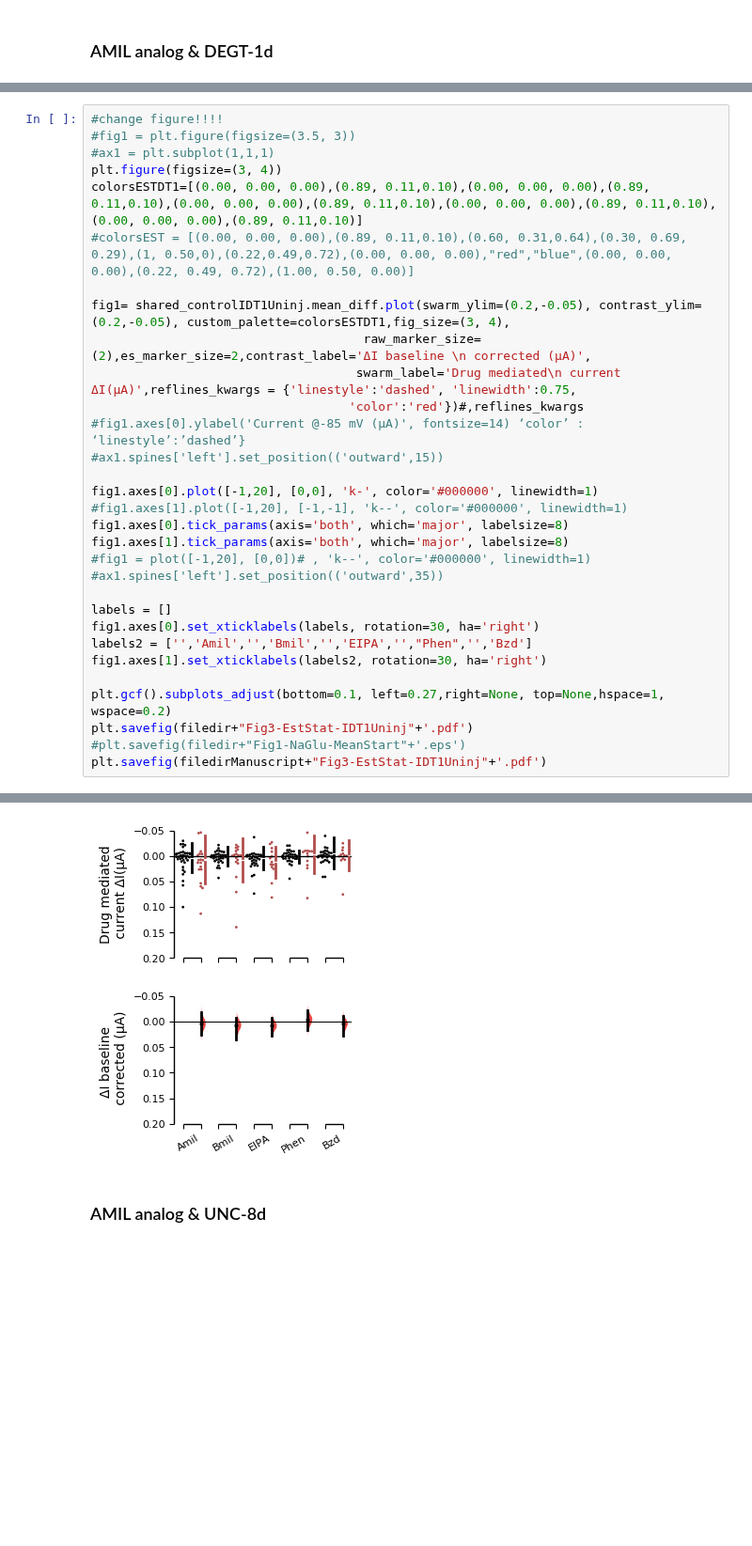
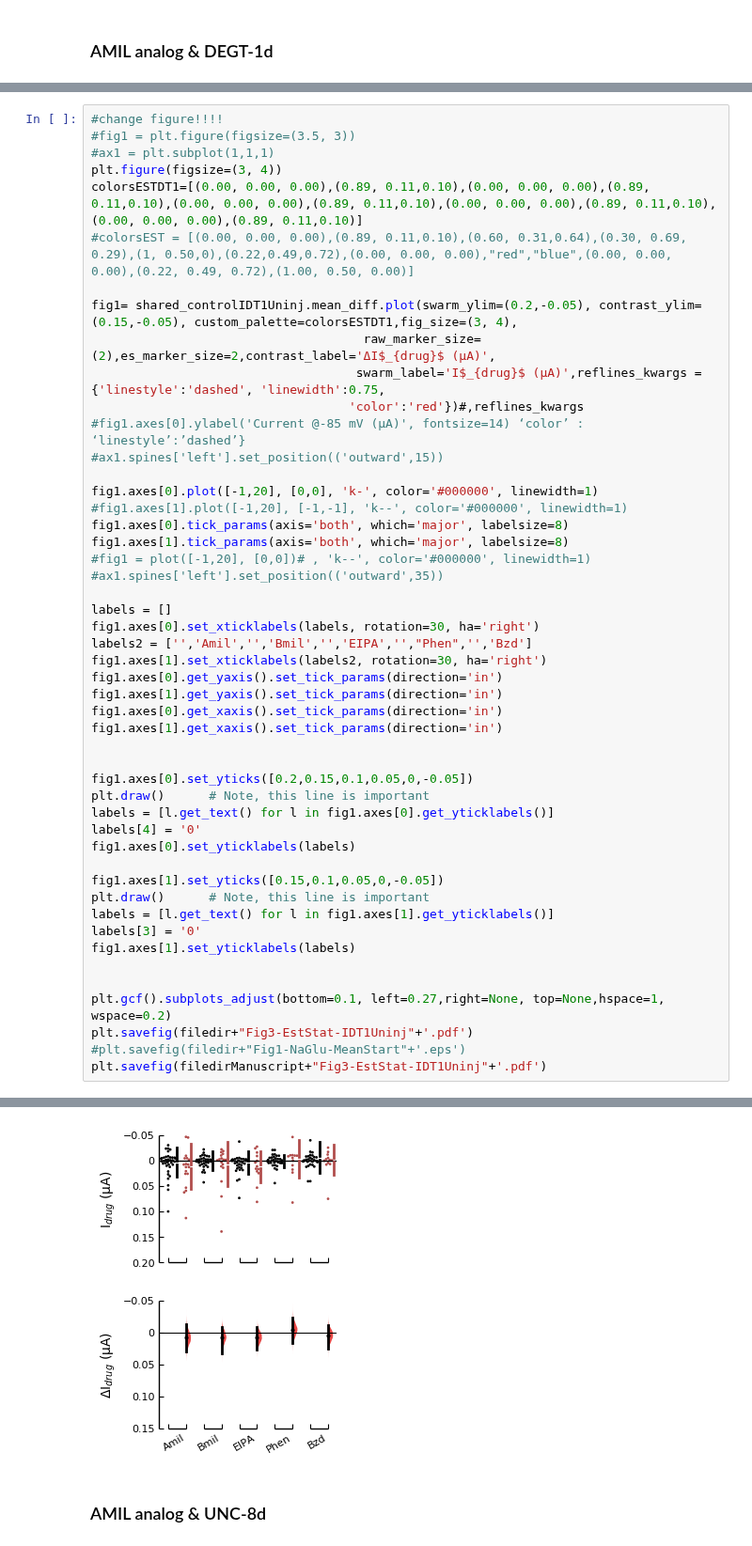
Before and after one commit to sfechner/JupyterNotebooksDEGENaCPharm, a Jupyter notebook: PlottingAllRatioDeltaValues.ipynb, the cells around one changed output, grey strips where cells are left out. Shown at 94% size. Cells and saved outputs as stored; diff of their text form; blank space fills up the shorter version.

```diff
--- a/PlottingAllRatioDeltaValues.ipynb
+++ b/PlottingAllRatioDeltaValues.ipynb
@@ -661,37 +669,55 @@ To get the results of all valid statistical tests, use `.mean_diff.statistical_t
 # %%
 #change figure!!!!
 #fig1 = plt.figure(figsize=(3.5, 3))
 #ax1 = plt.subplot(1,1,1)
 plt.figure(figsize=(3, 4))
 colorsESTDT1=[(0.00, 0.00, 0.00),(0.89, 0.11,0.10),(0.00, 0.00, 0.00),(0.89, 0.11,0.10),(0.00, 0.00, 0.00),(0.89, 0.11,0.10),(0.00, 0.00, 0.00),(0.89, 0.11,0.10),(0.00, 0.00, 0.00),(0.89, 0.11,0.10)]
 #colorsEST = [(0.00, 0.00, 0.00),(0.89, 0.11,0.10),(0.60, 0.31,0.64),(0.30, 0.69, 0.29),(1, 0.50,0),(0.22,0.49,0.72),(0.00, 0.00, 0.00),"red","blue",(0.00, 0.00, 0.00),(0.22, 0.49, 0.72),(1.00, 0.50, 0.00)]
 
-fig1= shared_controlIDT1Uninj.mean_diff.plot(swarm_ylim=(0.2,-0.05), contrast_ylim=(0.2,-0.05), custom_palette=colorsESTDT1,fig_size=(3, 4),
-                                     raw_marker_size=(2),es_marker_size=2,contrast_label='ΔI baseline \n corrected (µA)',
-                                    swarm_label='Drug mediated\n current ΔI(µA)',reflines_kwargs = {'linestyle':'dashed', 'linewidth':0.75,
+fig1= shared_controlIDT1Uninj.mean_diff.plot(swarm_ylim=(0.2,-0.05), contrast_ylim=(0.15,-0.05), custom_palette=colorsESTDT1,fig_size=(3, 4),
+                                     raw_marker_size=(2),es_marker_size=2,contrast_label='ΔI$_{drug}$ (µA)',
+                                    swarm_label='I$_{drug}$ (µA)',reflines_kwargs = {'linestyle':'dashed', 'linewidth':0.75,
                                    'color':'red'})#,reflines_kwargs
 #fig1.axes[0].ylabel('Current @-85 mV (µA)', fontsize=14) ‘color’ : ‘linestyle’:’dashed’}
 #ax1.spines['left'].set_position(('outward',15))
 
 fig1.axes[0].plot([-1,20], [0,0], 'k-', color='#000000', linewidth=1)
 #fig1.axes[1].plot([-1,20], [-1,-1], 'k--', color='#000000', linewidth=1)
 fig1.axes[0].tick_params(axis='both', which='major', labelsize=8)
 fig1.axes[1].tick_params(axis='both', which='major', labelsize=8)
 #fig1 = plot([-1,20], [0,0])# , 'k--', color='#000000', linewidth=1)
 #ax1.spines['left'].set_position(('outward',35))
 
 labels = []
 fig1.axes[0].set_xticklabels(labels, rotation=30, ha='right')
 labels2 = ['','Amil','','Bmil','','EIPA','',"Phen",'','Bzd']
 fig1.axes[1].set_xticklabels(labels2, rotation=30, ha='right')
+fig1.axes[0].get_yaxis().set_tick_params(direction='in')
+fig1.axes[1].get_yaxis().set_tick_params(direction='in')
+fig1.axes[0].get_xaxis().set_tick_params(direction='in')
+fig1.axes[1].get_xaxis().set_tick_params(direction='in')
+
+
+fig1.axes[0].set_yticks([0.2,0.15,0.1,0.05,0,-0.05])
+plt.draw()      # Note, this line is important
+labels = [l.get_text() for l in fig1.axes[0].get_yticklabels()]
+labels[4] = '0'
+fig1.axes[0].set_yticklabels(labels)
+
+fig1.axes[1].set_yticks([0.15,0.1,0.05,0,-0.05])
+plt.draw()      # Note, this line is important
+labels = [l.get_text() for l in fig1.axes[1].get_yticklabels()]
+labels[3] = '0'
+fig1.axes[1].set_yticklabels(labels)
+
 
 plt.gcf().subplots_adjust(bottom=0.1, left=0.27,right=None, top=None,hspace=1, wspace=0.2)
 plt.savefig(filedir+"Fig3-EstStat-IDT1Uninj"+'.pdf')
 #plt.savefig(filedir+"Fig1-NaGlu-MeanStart"+'.eps')
 plt.savefig(filedirManuscript+"Fig3-EstStat-IDT1Uninj"+'.pdf')
 # %% [output]
 <Figure size 216x288 with 0 Axes>
-[figure, old version]
+[figure, new version]
 # %% [markdown]
 ### AMIL analog & UNC-8d
 # %%
```
Also changed, not shown: parts of 51 cells of this notebook.
